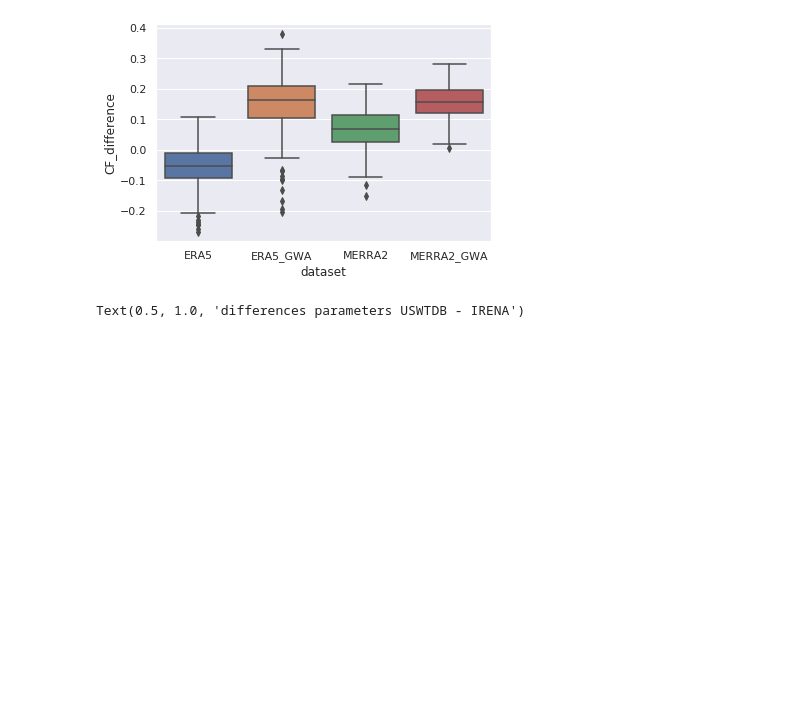
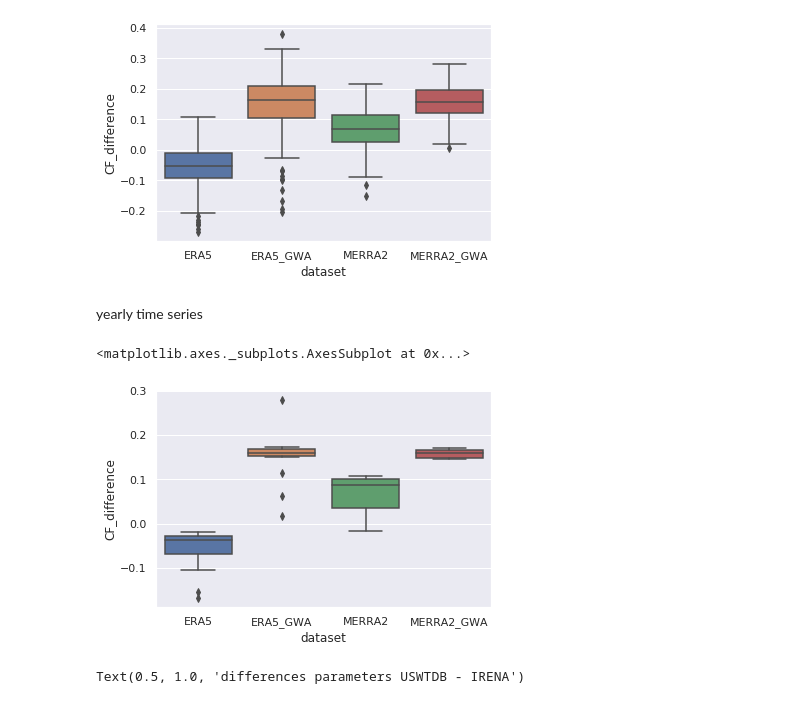
Before and after one commit to KatharinaGruber/windpower_GWA, a Jupyter notebook: USA/Analysis_IRENA.ipynb, the cells around one changed output. Drawn from its saved outputs; the diff is of its cells as text; code cells hidden in the pictures; blank space fills up the shorter version.

```diff
--- a/USA/Analysis_IRENA.ipynb
+++ b/USA/Analysis_IRENA.ipynb
@@ -92,3 +99,6 @@ wp_USAm = wp_USA.resample('M').sum()
+# %%
+prod_USAy = prod_USAm.resample('Y').sum()
+wp_USAy = wp_USAm.resample('Y').sum()
 # %% [markdown]
 # 1. divide all by IRENA
 # %%
@@ -136,3 +164,7 @@ cf_USAUm.columns = cf_USAIm.columns
+# %%
+cf_USAUy = pd.concat([wp_USAy.div(cap_usaUy,axis=0),
+                      prod_USAy.wp_obs*10**6/(cap_usaIy*10**3)],axis=1).dropna()[1:]
+cf_USAUy.columns = cf_USAIy.columns
 # %%
 cf_USAUm.plot()
 # %% [output]
@@ -147,6 +179,17 @@ sns.boxplot(x = 'dataset',
 # %% [output]
 <matplotlib.axes._subplots.AxesSubplot at 0x...>
 [figure]
+# %% [markdown]
+yearly time series
+# %%
+df_difUy = cf_USAUy.subtract(cf_USAUy.wp_obs,axis=0).drop('wp_obs',axis=1)
+sns.boxplot(x = 'dataset',
+            y = 'CF_difference',
+            data = df_difUy.melt(var_name='dataset',
+                                 value_name='CF_difference'))
+# %% [output]
+<matplotlib.axes._subplots.AxesSubplot at 0x...>
+[figure, added]
 # %%
 # Analyse
 stats_USAUm = pd.DataFrame({'ERA5':stats(cf_USAUm.ERA5,cf_USAUm.wp_obs,False),
```
Also changed, not shown: parts of 19 cells of this notebook.
